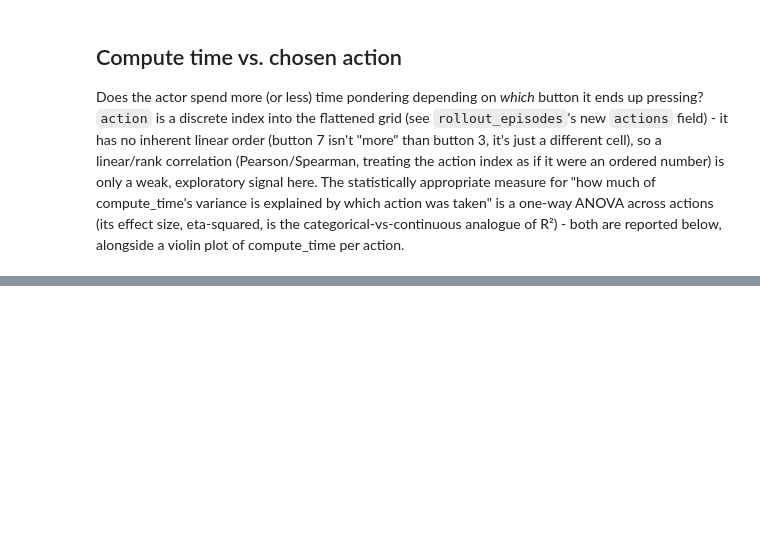
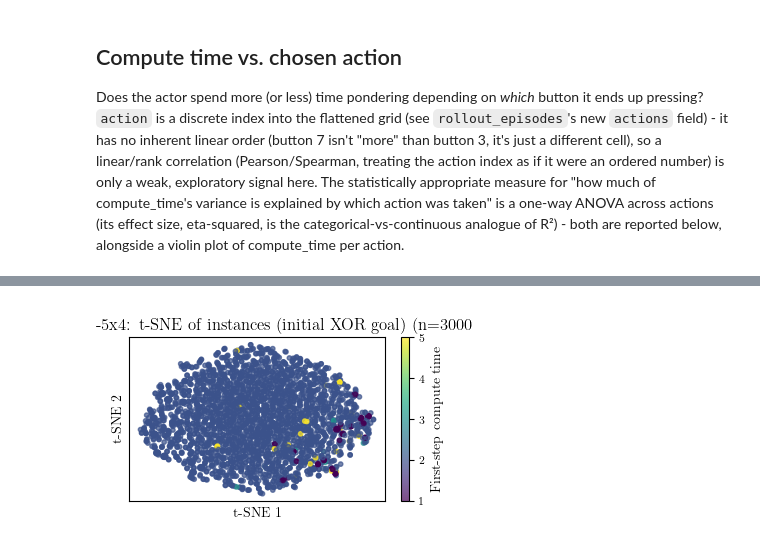
Before and after one commit to chanb/Stoix, a Jupyter notebook: ramdp_experiments/analysis-compute_time-hardness.ipynb, the cells around one changed output, grey strips where cells are left out. Cells and saved outputs as stored; diff of their text form; code cells hidden in the pictures; blank space fills up the shorter version.

```diff
--- a/ramdp_experiments/analysis-compute_time-hardness.ipynb
+++ b/ramdp_experiments/analysis-compute_time-hardness.ipynb
@@ -958,0 +975,42 @@ One-way ANOVA across actions: F = 8746.093, p = 0, eta^2 = 0.2620
+# %%
+from sklearn.manifold import TSNE
+
+TSNE_SAMPLE_SIZE = 3000  # t-SNE doesn't scale to all NUM_EVAL_EPISODES - subsample instead.
+
+episode_sample = df.sample(n=min(TSNE_SAMPLE_SIZE, len(df)), random_state=0)
+episode_diffs = np.stack(
+    [
+        np.logical_xor(row["initial_grid"], row["goal_grid"]).astype(np.float32)
+        for _, row in episode_sample.iterrows()
+    ]
+)
+# First-step compute time, not the episode mean - matches the hardness-vs-
+# first-step-compute-time plot above (initial_grid is what the actor saw on
+# that first action).
+episode_compute_time = episode_sample["compute_times"].apply(lambda ct: ct[0]).to_numpy()
+
+episode_embedding = TSNE(n_components=2, perplexity=30, random_state=0, init="pca").fit_transform(
+    episode_diffs
+)
+
+fig, ax = plt.subplots(figsize=set_size(doc_width_pt, fraction=0.6))
+scatter = ax.scatter(
+    episode_embedding[:, 0],
+    episode_embedding[:, 1],
+    c=episode_compute_time,
+    cmap="viridis",
+    s=10,
+    alpha=0.7,
+)
+fig.colorbar(scatter, ax=ax, label="First-step compute time")
+ax.set_xlabel("t-SNE 1")
+ax.set_ylabel("t-SNE 2")
+ax.set_title(
+    f"lightsout-{GRID_SIZE}: t-SNE of instances (initial XOR goal) (n={len(episode_sample)})"
+)
+ax.set_xticks([])
+ax.set_yticks([])
+fig.tight_layout()
+plt.savefig("analysis-tsne_initial_grid.pdf", dpi=600, format="pdf", bbox_inches="tight")
+# %% [output]
+[figure, added]
```
Also changed, not shown: parts of 4 cells of this notebook, 1 other file.
